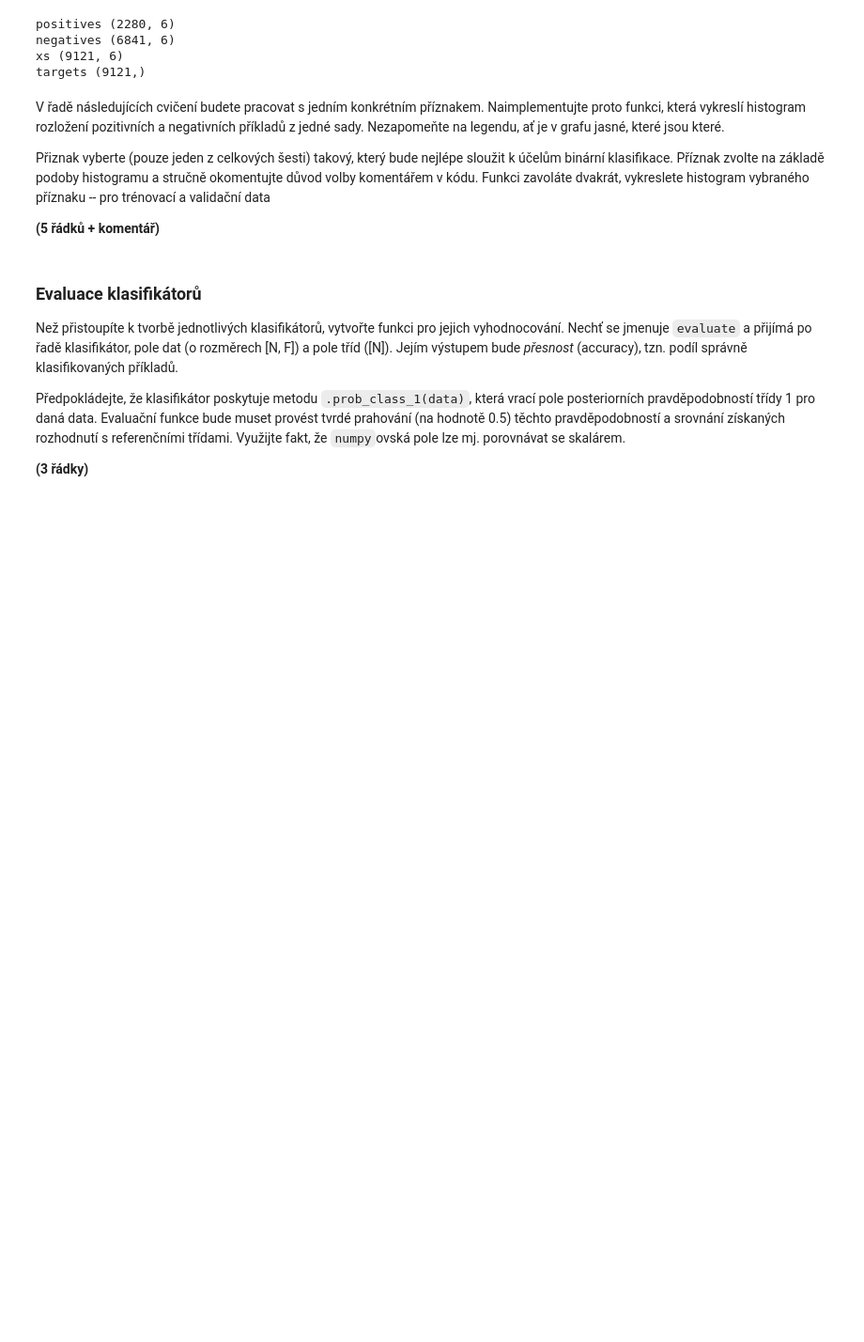
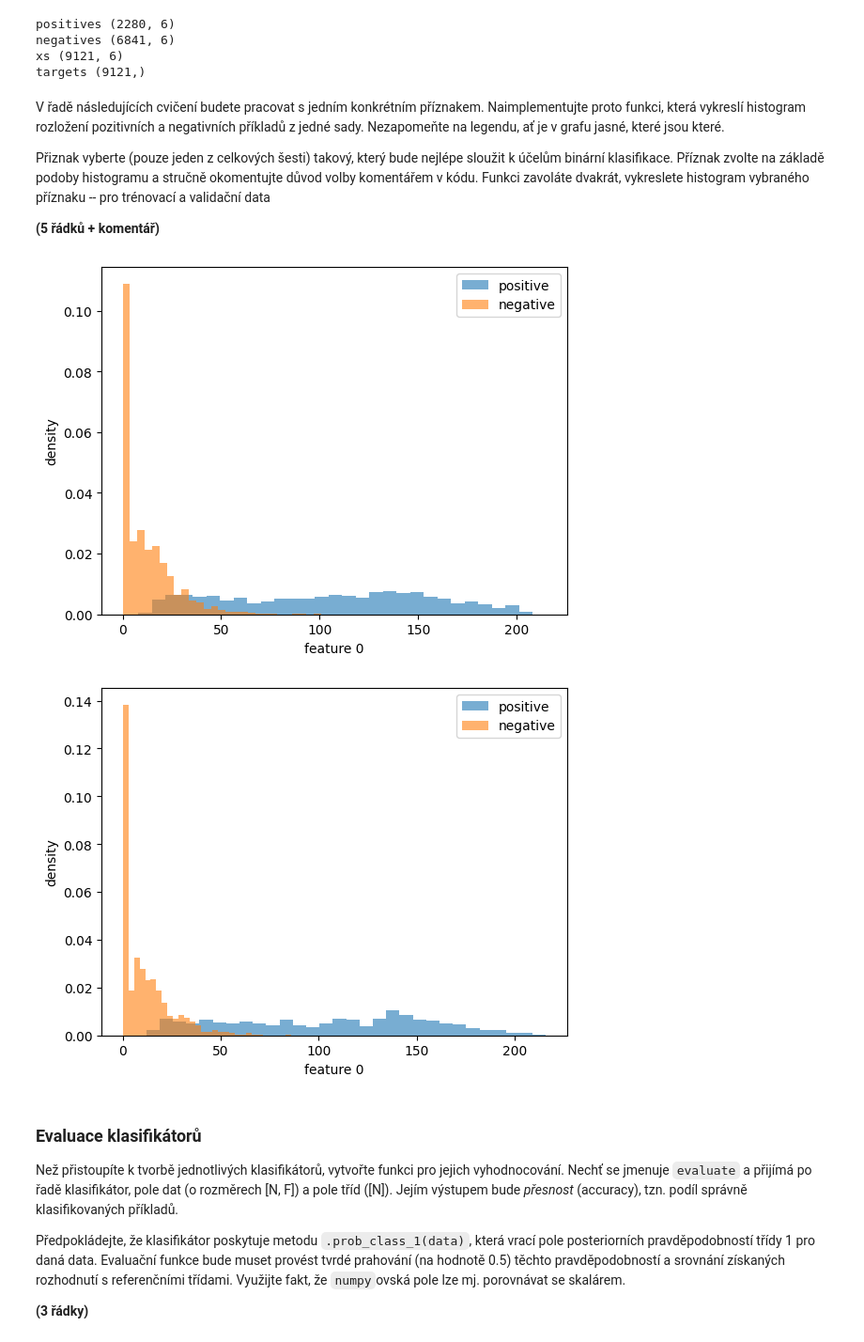
Before and after one commit to DmytroKhodarevskyi/VUTFIT2025---SUI, a Jupyter notebook: zadani.ipynb, the cells around one changed output. Shown at 94% size. Cells and saved outputs as stored; diff of their text form; code cells hidden in the pictures; blank space fills up the shorter version.

```diff
--- a/zadani.ipynb
+++ b/zadani.ipynb
@@ -68,3 +60,22 @@ plot_data(val_dataset.pos[:, FOI], val_dataset.neg[:, FOI])
+# %%
+# Po vizuální analýze všech šesti příznaků jsme zvolili feature č. 0 jako nejlepší "Feature of Interest".
+# Jeho rozložení nejlépe odděluje pozitivní a negativní třídu – negativní mají nízké hodnoty (≈0–30),
+# zatímco pozitivní vysoké (≈30–200). Překrytí je minimální, proto je tento příznak nejvhodnější pro klasifikaci.
+FOI = 0  # Feature Of Interest
+
+def plot_data(poss, negs):
+    plt.hist(poss, bins=30, alpha=0.6, density=True, label='positive')
+    plt.hist(negs, bins=30, alpha=0.6, density=True, label='negative')
+    plt.legend()
+    plt.xlabel(f'feature {FOI}')
+    plt.ylabel('density')
+    plt.show()
+
+plot_data(train_dataset.pos[:, FOI], train_dataset.neg[:, FOI])
+plot_data(val_dataset.pos[:, FOI], val_dataset.neg[:, FOI])
+# %% [output]
+[figure, added]
+[figure, added]
 # %% [markdown]
 ### Evaluace klasifikátorů
 Než přistoupíte k tvorbě jednotlivých klasifikátorů, vytvořte funkci pro jejich vyhodnocování.
```
Also changed, not shown: parts of 2 cells of this notebook.
